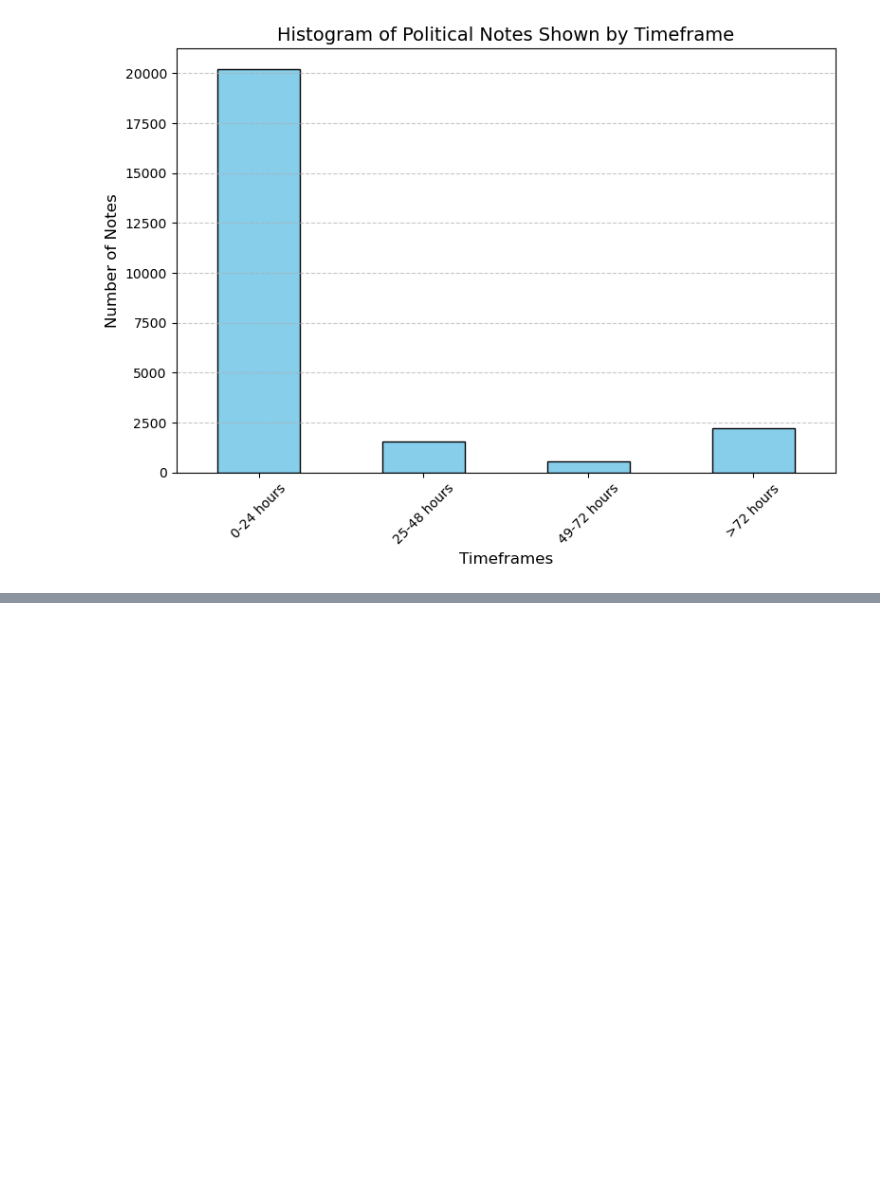
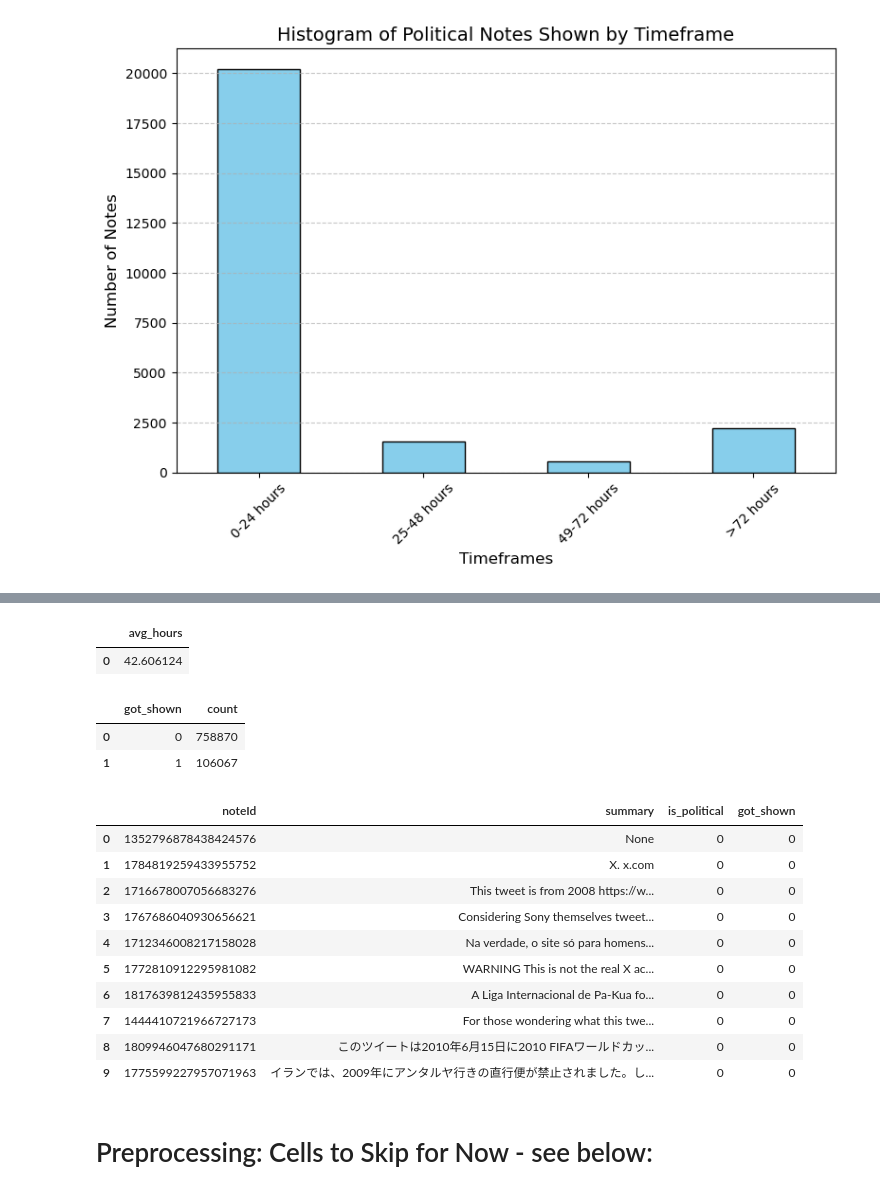
Before and after one commit to ryanmurt/community_notes, a Jupyter notebook: community_notes.ipynb, the cells around one changed output, grey strips where cells are left out. Drawn from its saved outputs; the diff is of its cells as text; code cells hidden in the pictures; blank space fills up the shorter version.

```diff
--- a/community_notes.ipynb
+++ b/community_notes.ipynb
@@ -1,8 +3,8 @@
 # %%
 import pandas as pd
 
-notes = pd.read_csv('~/Downloads/notes-00000.tsv', sep='\t') # data downloaded from X on 11/14/24
-status_history = pd.read_csv('~/Downloads/noteStatusHistory-00000.tsv', sep='\t')
+notes = pd.read_csv('~/Desktop/Community Notes/original files from x/notes-00000.tsv', sep='\t') # data downloaded from X on 11/14/24
+status_history = pd.read_csv('~/Desktop/Community Notes/original files from x/noteStatusHistory-00000.tsv', sep='\t')
 
 notes = notes.astype(str)
 status_history = status_history.astype(str)
@@ -307,0 +442,13 @@ tweets_rand.to_csv('tweets_rand.csv', index=False)
+# %%
+import math
+
+# Calculate odds ratio
+odds_political = 18130 / 125890  # odds of getting shown if political
+odds_nonpolitical = 59699 / 336696  # odds of getting shown if non-political
+odds_ratio = odds_political / odds_nonpolitical
+print(f"Odds ratio: {odds_ratio}")
+
+# Calculate phi coefficient
+n = 336696 + 59699 + 125890 + 18130
+phi = (336696*18130 - 59699*125890) / math.sqrt(396395*144020*396386*77829)
+print(f"Phi coefficient: {phi}")
@@ -308,3 +1052,36 @@ tweets_rand.to_csv('tweets_rand.csv', index=False)
+# %%
+pd.read_sql("SELECT AVG(hours_to_show) AS avg_hours FROM analysis WHERE hours_to_show IS NOT NULL;", conn)
+# %% [output]
+|  | avg_hours |
+| 0 | 42.606124 |
+# %%
+pd.read_sql("SELECT got_shown, COUNT(*) AS count FROM analysis GROUP BY got_shown;", conn)
+# %% [output]
+|  | got_shown | count |
+| 0 | 0 | 758870 |
+| 1 | 1 | 106067 |
+# %%
+# Join notes and analysis tables
+pd.read_sql("""
+SELECT n.noteId, n.summary, a.is_political, a.got_shown
+FROM notes n
+JOIN analysis a ON n.noteId = a.noteId
+LIMIT 10;
+""", conn)
+# %% [output]
+|  | noteId | summary | is_political | got_shown |
+| 0 | 1352796878438424576 | None | 0 | 0 |
+| 1 | 1784819259433955752 | X. x.com | 0 | 0 |
+| 2 | 1716678007056683276 | This tweet is from 2008 https://w... | 0 | 0 |
+| 3 | 1767686040930656621 | Considering Sony themselves tweet... | 0 | 0 |
+| 4 | 1712346008217158028 | Na verdade, o site só para homens... | 0 | 0 |
+| 5 | 1772810912295981082 | WARNING This is not the real X ac... | 0 | 0 |
+| 6 | 1817639812435955833 | A Liga Internacional de Pa-Kua fo... | 0 | 0 |
+| 7 | 1444410721966727173 | For those wondering what this twe... | 0 | 0 |
+| 8 | 1809946047680291171 | このツイートは2010年6月15日に2010 FIFAワールドカッ... | 0 | 0 |
+| 9 | 1775599227957071963 | イランでは、2009年にアンタルヤ行きの直行便が禁止されました。し... | 0 | 0 |
+# %% [markdown]
+# Preprocessing: Cells to Skip for Now - see below:
 # %%
 # Use to move columns around as needed
 
```
Also changed, not shown: parts of 45 cells of this notebook.
